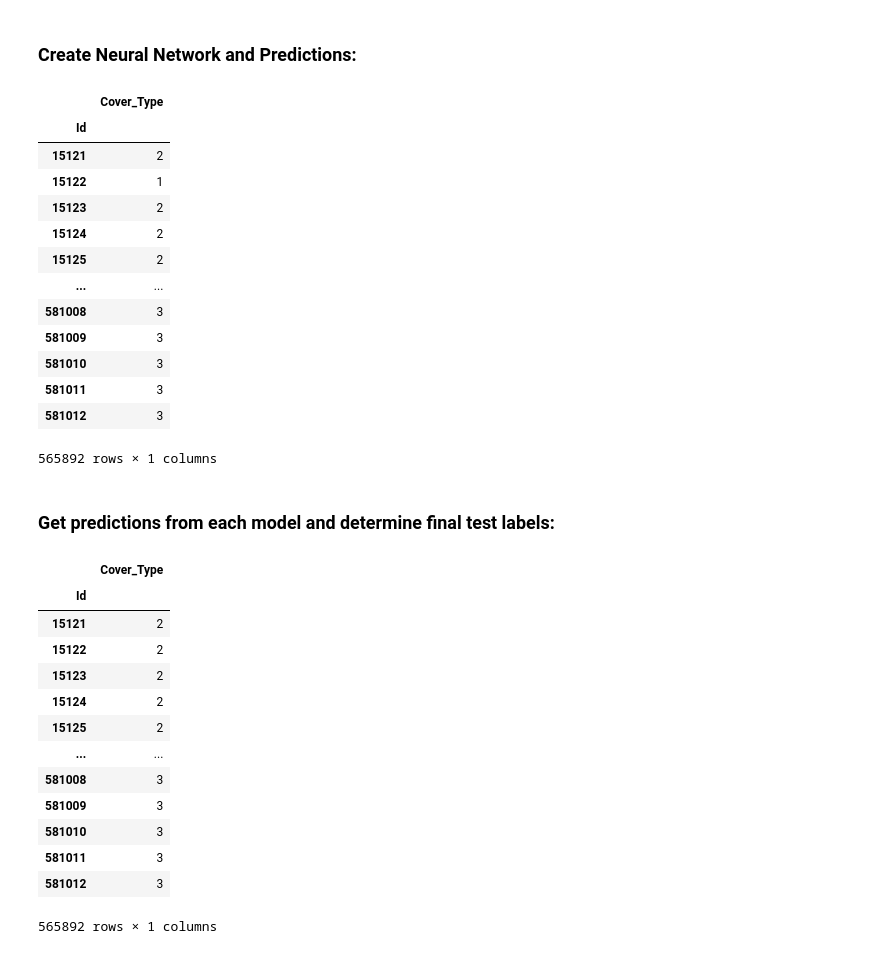
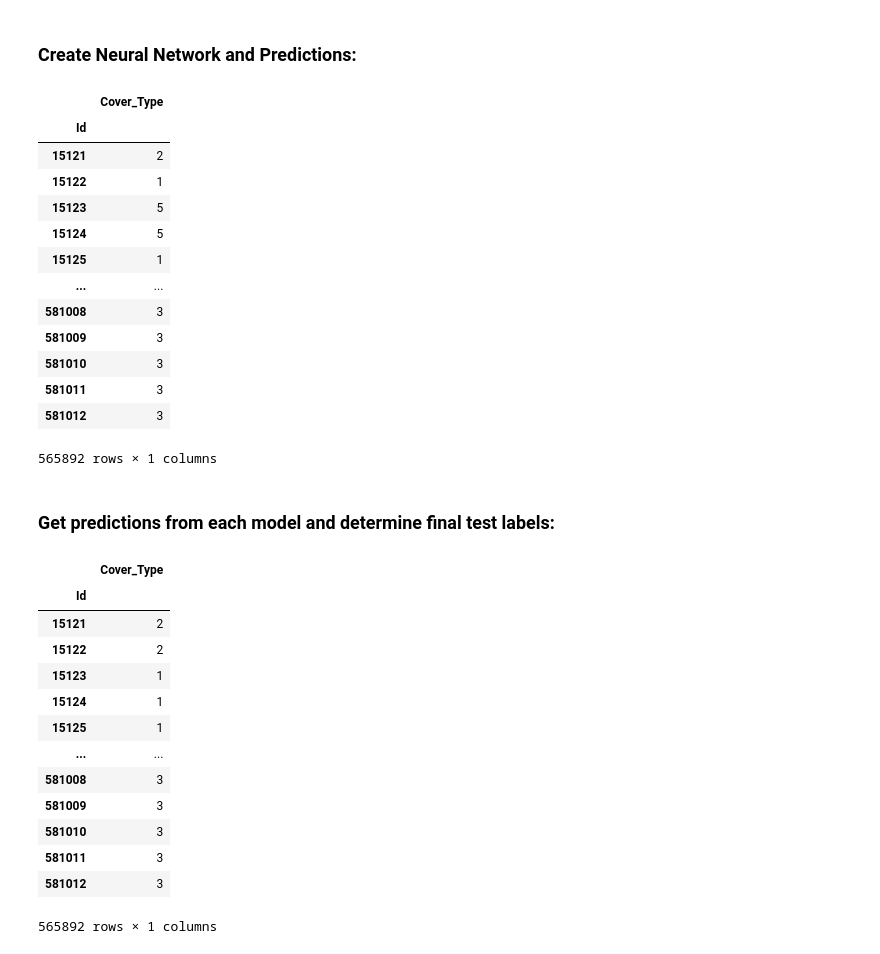
Before and after one commit to aidan-jackson-data/Forest-Cover-Type-Prediction, a Jupyter notebook: Models/Bagging Ensemble/BaggingEnsemble.ipynb, the cells around one changed output. Saved outputs shown, nothing was run; the diff lists cells and outputs as text; code cells hidden in the pictures.

```diff
--- a/Models/Bagging Ensemble/BaggingEnsemble.ipynb
+++ b/Models/Bagging Ensemble/BaggingEnsemble.ipynb
@@ -56,6 +56,15 @@ test_df.head()
 | 3 | 2709 | 24 | 17 | 0 | 0 | 2950 | ... |
 | 4 | 2706 | 29 | 19 | 0 | 0 | 2920 | ... |
 5 rows × 54 columns
+# %%
+# import training data from relative filepath
+boot_data = pd.read_csv("../../data/Bootstrapped Data/bootstrapped_data.csv")
+
+# extract training data except labels and ID column
+train_boot_data = boot_data.loc[:, (boot_data.columns != "Cover_Type") & (boot_data.columns != "Id")]
+
+# extract labels from training data
+train_labels_boot_data = boot_data.loc[:, "Cover_Type"]
 # %% [markdown]
 ### Create KNN Model and Predictions:
 # %%
@@ -125,7 +134,7 @@ nb_predictions_df
 dt_model = tree.DecisionTreeClassifier(max_depth=25, random_state=0)
 
 # fit to training data
-dt_model.fit(train_df, train_labels_df)
+dt_model.fit(train_boot_data, train_labels_boot_data)
 
 # supply the test_df to dt_model and create predictions
 dt_predictions = dt_model.predict(test_df)
@@ -183,42 +192,32 @@ log_predictions_df
 # %% [markdown]
 ### Create Neural Network and Predictions:
 # %%
-# import training data from relative filepath
-data_nn = pd.read_csv("../../data/Bootstrapped Data/bootstrapped_data.csv")
-
-# extract training data except labels and ID column
-train_df_nn = data_nn.loc[:, (data_nn.columns != "Cover_Type") & (data_nn.columns != "Id") &
-                    (data_nn.columns != "Unnamed: 0")]
-
-# extract labels from training data
-train_labels_df_nn = data_nn.loc[:, "Cover_Type"]
-
 # number and structure of hidden layers
 hidden_layer_sizes = tuple([100]*10)
 
 # create model
 nn_model = MLPClassifier(hidden_layer_sizes = hidden_layer_sizes,
                            early_stopping = True, alpha = 0.0001,
                            activation = "relu", random_state = 1)
 
 # fit to training data
-nn_model.fit(train_df_nn, train_labels_df_nn)
+nn_model.fit(train_boot_data, train_labels_boot_data)
 
 # supply the test_df to nn_model and create predictions
 nn_predictions = nn_model.predict(test_df)
 
 # converts predictions from np array to pd dataframe
 nn_predictions_df = pd.DataFrame(data = nn_predictions, index = test_data.loc[:, "Id"], columns = ["Cover_Type"])
 
 nn_predictions_df
 # %% [output]
 |  | Cover_Type |
 | Id |  |
 | 15121 | 2 |
 | 15122 | 1 |
-| 15123 | 2 |
-| 15124 | 2 |
-| 15125 | 2 |
+| 15123 | 5 |
+| 15124 | 5 |
+| 15125 | 1 |
 | ... | ... |
 | 581008 | 3 |
 | 581009 | 3 |
@@ -256,9 +255,9 @@ final_predictions_df
 | Id |  |
 | 15121 | 2 |
 | 15122 | 2 |
-| 15123 | 2 |
-| 15124 | 2 |
-| 15125 | 2 |
+| 15123 | 1 |
+| 15124 | 1 |
+| 15125 | 1 |
 | ... | ... |
 | 581008 | 3 |
 | 581009 | 3 |
```
Also changed, not shown: parts of 1 cell of this notebook, 11 other files.
